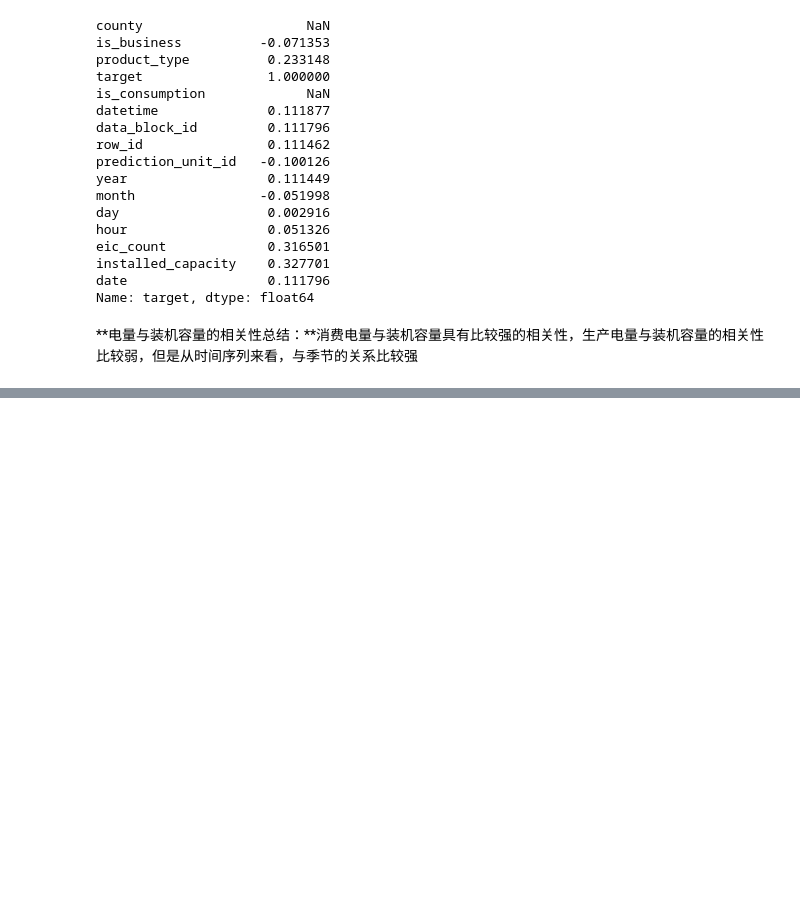
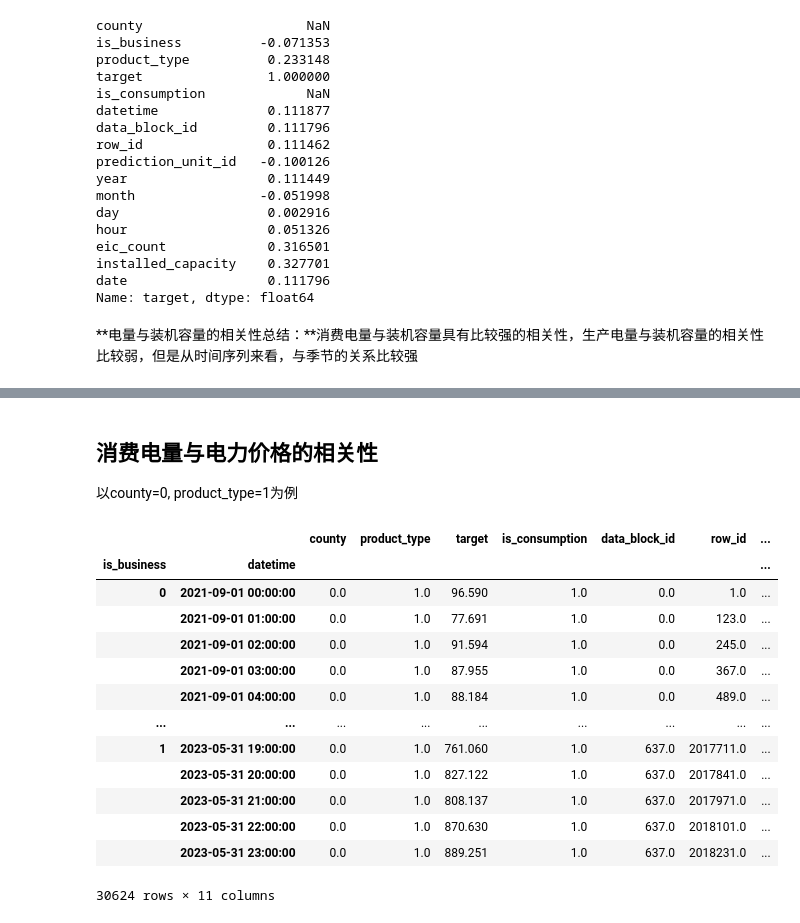
Before and after one commit to Accoutant/kaggle_competition, a Jupyter notebook: data_process/data_analysis_for_train.ipynb, the cells around one changed output, grey strips where cells are left out. Cells and saved outputs as stored; diff of their text form; code cells hidden in the pictures; blank space fills up the shorter version.

Commit message:
analyze train.csv

```diff
--- a/data_process/data_analysis_for_train.ipynb
+++ b/data_process/data_analysis_for_train.ipynb
@@ -399,0 +422,23 @@ Name: target, dtype: float64
+# %% [markdown]
+## 消费电量与电力价格的相关性
+以county=0, product_type=1为例
+# %%
+# 筛选county=1, product_type=1
+train_corr_electricity_cp = train[(train['is_consumption'] == 1) & (train['county'] == 0) & (train['product_type'] == 1)]
+train_corr_electricity_cp = train_corr_electricity_cp.groupby(by=['is_business', 'datetime']).mean()
+train_corr_electricity_cp
+# %% [output]
+|  |  | county | product_type | target | is_consumption | data_block_id | row_id | ... |
+| is_business | datetime |  |  |  |  |  |  | ... |
+| 0 | 2021-09-01 00:00:00 | 0.0 | 1.0 | 96.590 | 1.0 | 0.0 | 1.0 | ... |
+|  | 2021-09-01 01:00:00 | 0.0 | 1.0 | 77.691 | 1.0 | 0.0 | 123.0 | ... |
+|  | 2021-09-01 02:00:00 | 0.0 | 1.0 | 91.594 | 1.0 | 0.0 | 245.0 | ... |
+|  | 2021-09-01 03:00:00 | 0.0 | 1.0 | 87.955 | 1.0 | 0.0 | 367.0 | ... |
+|  | 2021-09-01 04:00:00 | 0.0 | 1.0 | 88.184 | 1.0 | 0.0 | 489.0 | ... |
+| ... | ... | ... | ... | ... | ... | ... | ... | ... |
+| 1 | 2023-05-31 19:00:00 | 0.0 | 1.0 | 761.060 | 1.0 | 637.0 | 2017711.0 | ... |
+|  | 2023-05-31 20:00:00 | 0.0 | 1.0 | 827.122 | 1.0 | 637.0 | 2017841.0 | ... |
+|  | 2023-05-31 21:00:00 | 0.0 | 1.0 | 808.137 | 1.0 | 637.0 | 2017971.0 | ... |
+|  | 2023-05-31 22:00:00 | 0.0 | 1.0 | 870.630 | 1.0 | 637.0 | 2018101.0 | ... |
+|  | 2023-05-31 23:00:00 | 0.0 | 1.0 | 889.251 | 1.0 | 637.0 | 2018231.0 | ... |
+30624 rows × 11 columns
```
Also changed, not shown: parts of 17 cells of this notebook.
